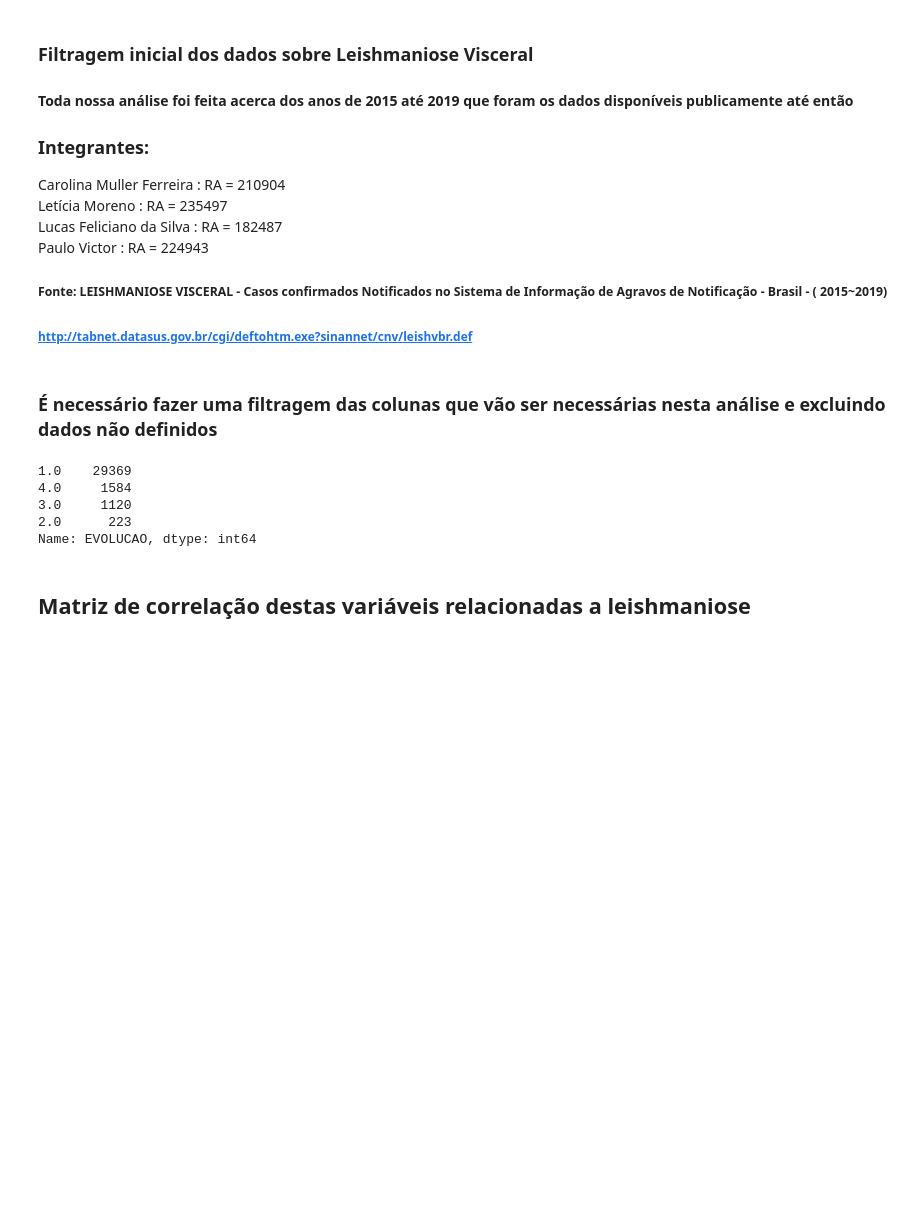
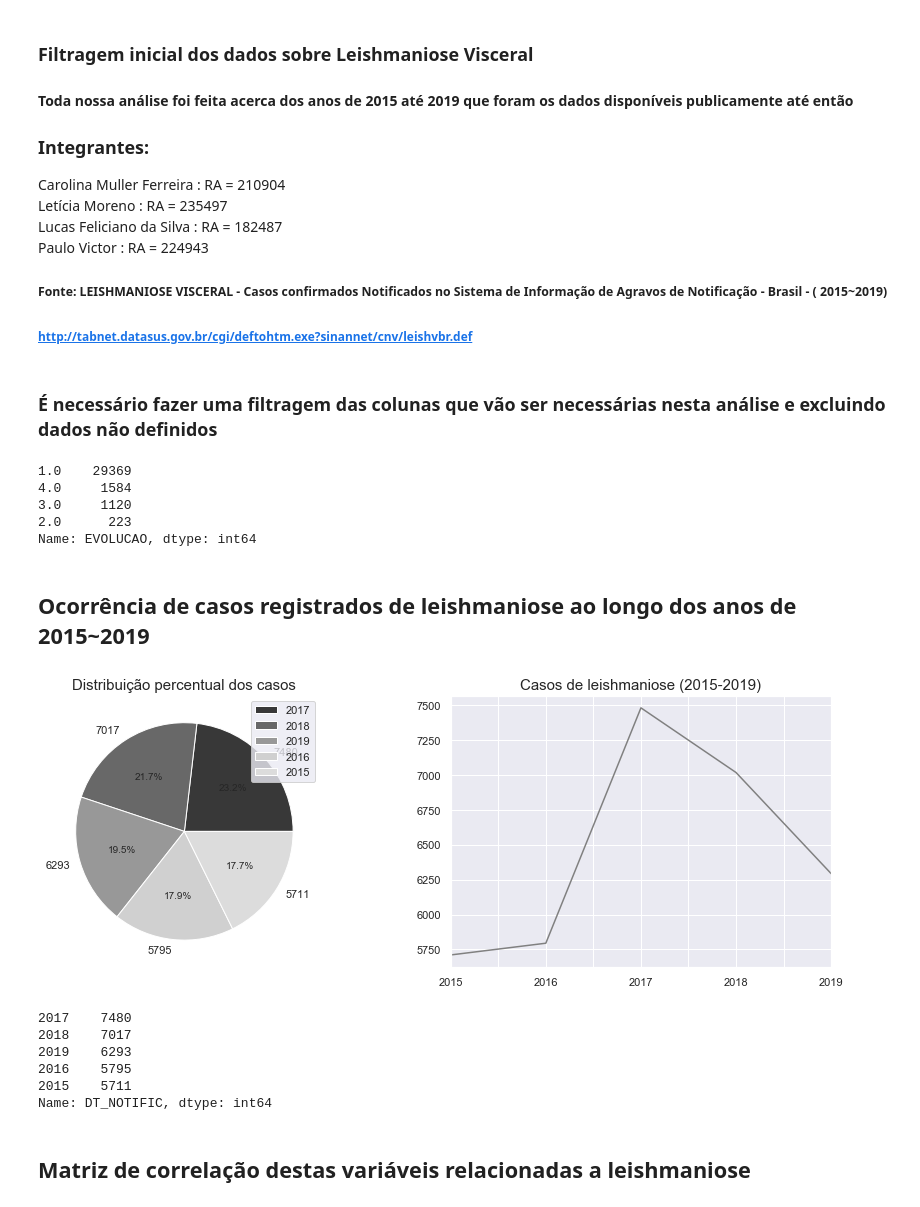
Before and after one commit to L182487/data4health, a Jupyter notebook: notebooks/exp_analysis.ipynb, the cells around one changed output. Drawn from its saved outputs; the diff is of its cells as text; code cells hidden in the pictures; blank space fills up the shorter version.

```diff
--- a/notebooks/exp_analysis.ipynb
+++ b/notebooks/exp_analysis.ipynb
@@ -77,6 +78,40 @@ df['EVOLUCAO'].value_counts()
 3.0     1120
 2.0      223
 Name: EVOLUCAO, dtype: int64
+# %% [markdown]
+## Ocorrência de casos registrados de leishmaniose ao longo dos anos de 2015~2019
+# %%
+df['DT_NOTIFIC'].value_counts().index
+f, (ax1,ax2) = plt.subplots(1,2,figsize=(15, 5))
+
+#colors = ['#ff9999','#66b3ff','#99ff99','#ffcc99','#33aa44']
+#colors = plt.cm.binary(np.linspace(0.25, 0.75, len(df['DT_NOTIFIC'].unique())))
+#colors = [,,,,]
+colors = ['#383838','#686868','#989898','#D0D0D0','#DCDCDC']
+
+
+#gráfico de pizza dos casos nestes 5 anos
+plt.title('Casos de leishmaniose Visceral (2015-2019)',fontsize=15)
+ax1.set_title('Distribuição percentual dos casos',fontsize=15)
+ax1.pie(df['DT_NOTIFIC'].value_counts(),labels=df['DT_NOTIFIC'].value_counts(),autopct='%1.1f%%',colors=colors)
+ax1.legend(df['DT_NOTIFIC'].value_counts().index)
+
+
+#série temporal
+years=['2015','2016','2017','2018','2019']
+df['DT_NOTIFIC'].value_counts().loc[years].plot(color='gray')
+
+#ax2.plot(df['DT_NOTIFIC'].value_counts())
+plt.show()
+print(df['DT_NOTIFIC'].value_counts())
+# %% [output]
+[figure, added]
+2017    7480
+2018    7017
+2019    6293
+2016    5795
+2015    5711
+Name: DT_NOTIFIC, dtype: int64
 # %% [markdown]
 ## Matriz de correlação destas variáveis relacionadas a leishmaniose
 # %%
```
Also changed, not shown: parts of 13 cells of this notebook, 1 other file.
